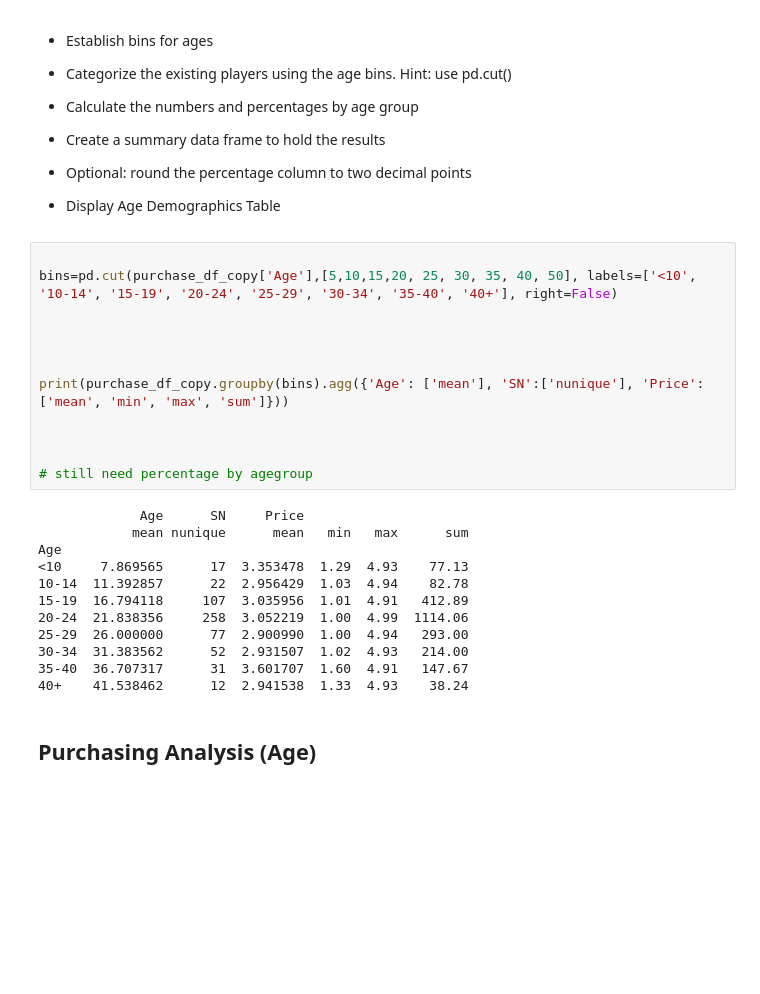
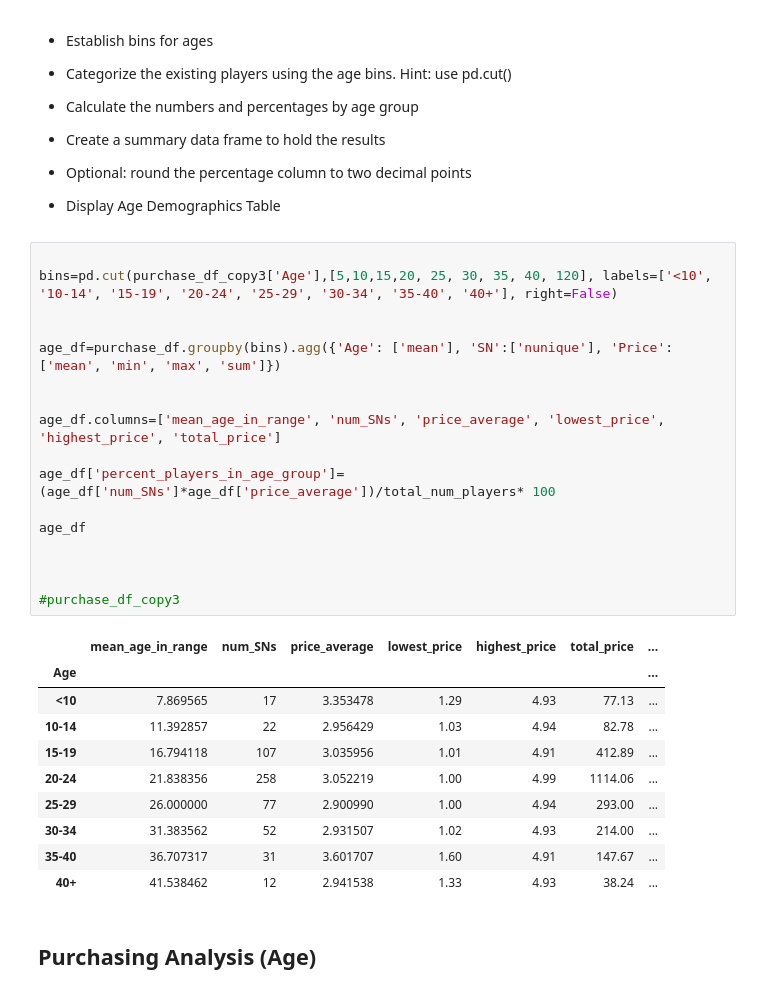
Before and after one commit to scottcm73/pandas_challenge, a Jupyter notebook: HeroesOfPymoli/HeroesOfPymoli_starter3.ipynb, the cells around one changed output. Cells and saved outputs as stored; diff of their text form; blank space fills up the shorter version.

```diff
--- a/HeroesOfPymoli/HeroesOfPymoli_starter3.ipynb
+++ b/HeroesOfPymoli/HeroesOfPymoli_starter3.ipynb
@@ -159,28 +152,32 @@ Other / Non-Disclosed                50.19                 4.75
 * Display Age Demographics Table
 # %%
 
-bins=pd.cut(purchase_df_copy['Age'],[5,10,15,20, 25, 30, 35, 40, 50], labels=['<10', '10-14', '15-19', '20-24', '25-29', '30-34', '35-40', '40+'], right=False)
+bins=pd.cut(purchase_df_copy3['Age'],[5,10,15,20, 25, 30, 35, 40, 120], labels=['<10', '10-14', '15-19', '20-24', '25-29', '30-34', '35-40', '40+'], right=False)
+
+
+age_df=purchase_df.groupby(bins).agg({'Age': ['mean'], 'SN':['nunique'], 'Price': ['mean', 'min', 'max', 'sum']})
+
+
+age_df.columns=['mean_age_in_range', 'num_SNs', 'price_average', 'lowest_price', 'highest_price', 'total_price']
+
+age_df['percent_players_in_age_group']=(age_df['num_SNs']*age_df['price_average'])/total_num_players* 100
+
+age_df
 
 
 
-
-print(purchase_df_copy.groupby(bins).agg({'Age': ['mean'], 'SN':['nunique'], 'Price': ['mean', 'min', 'max', 'sum']}))
-
-
-
-# still need percentage by agegroup
+#purchase_df_copy3
 # %% [output]
-             Age      SN     Price
-            mean nunique      mean   min   max      sum
-Age
-<10     7.869565      17  3.353478  1.29  4.93    77.13
-10-14  11.392857      22  2.956429  1.03  4.94    82.78
-15-19  16.794118     107  3.035956  1.01  4.91   412.89
-20-24  21.838356     258  3.052219  1.00  4.99  1114.06
-25-29  26.000000      77  2.900990  1.00  4.94   293.00
-30-34  31.383562      52  2.931507  1.02  4.93   214.00
-35-40  36.707317      31  3.601707  1.60  4.91   147.67
-40+    41.538462      12  2.941538  1.33  4.93    38.24
+|  | mean_age_in_range | num_SNs | price_average | lowest_price | highest_price | total_price | ... |
+| Age |  |  |  |  |  |  | ... |
+| <10 | 7.869565 | 17 | 3.353478 | 1.29 | 4.93 | 77.13 | ... |
+| 10-14 | 11.392857 | 22 | 2.956429 | 1.03 | 4.94 | 82.78 | ... |
+| 15-19 | 16.794118 | 107 | 3.035956 | 1.01 | 4.91 | 412.89 | ... |
+| 20-24 | 21.838356 | 258 | 3.052219 | 1.00 | 4.99 | 1114.06 | ... |
+| 25-29 | 26.000000 | 77 | 2.900990 | 1.00 | 4.94 | 293.00 | ... |
+| 30-34 | 31.383562 | 52 | 2.931507 | 1.02 | 4.93 | 214.00 | ... |
+| 35-40 | 36.707317 | 31 | 3.601707 | 1.60 | 4.91 | 147.67 | ... |
+| 40+ | 41.538462 | 12 | 2.941538 | 1.33 | 4.93 | 38.24 | ... |
 # %% [markdown]
 ## Purchasing Analysis (Age)
 # %% [markdown]
```
Also changed, not shown: parts of 9 cells of this notebook.
